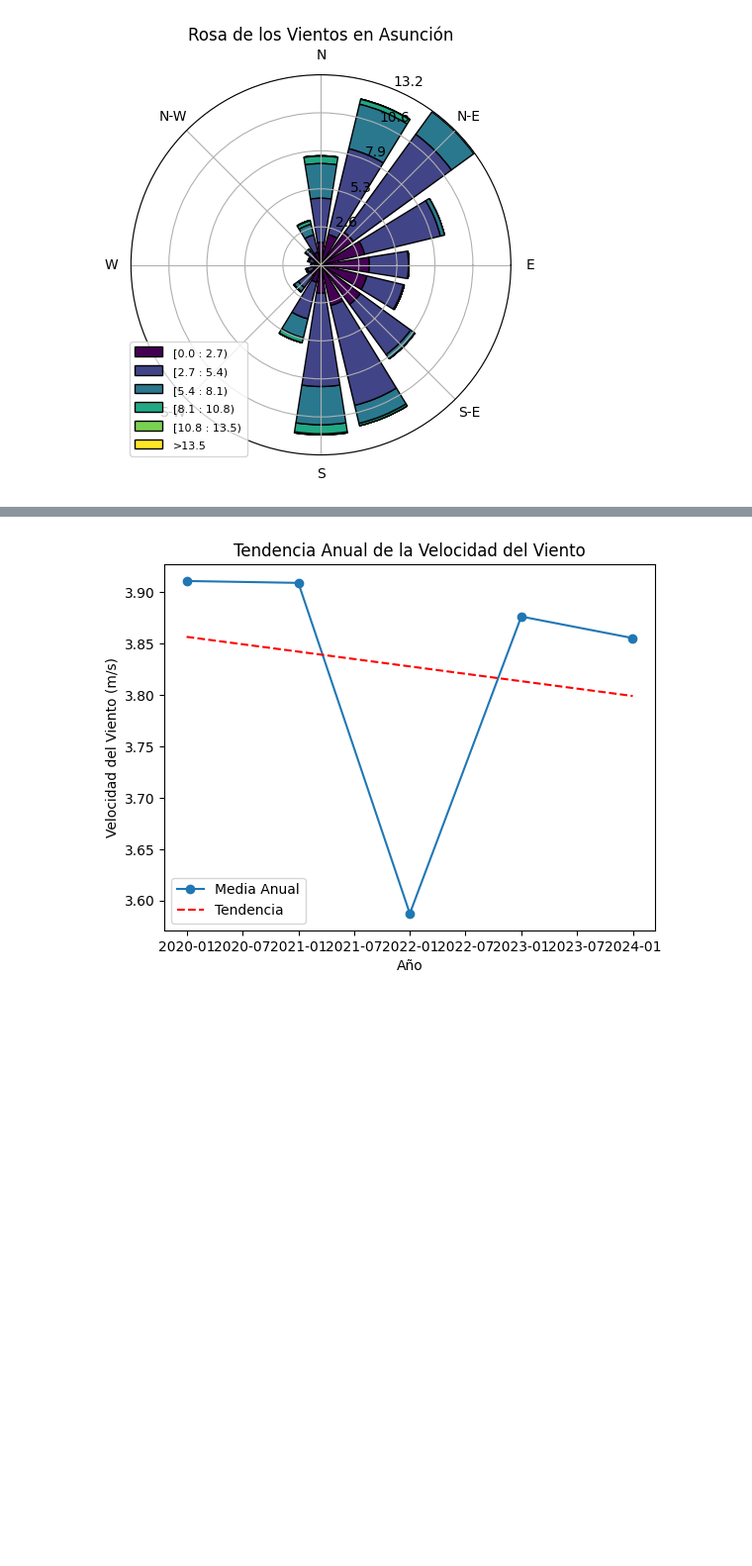
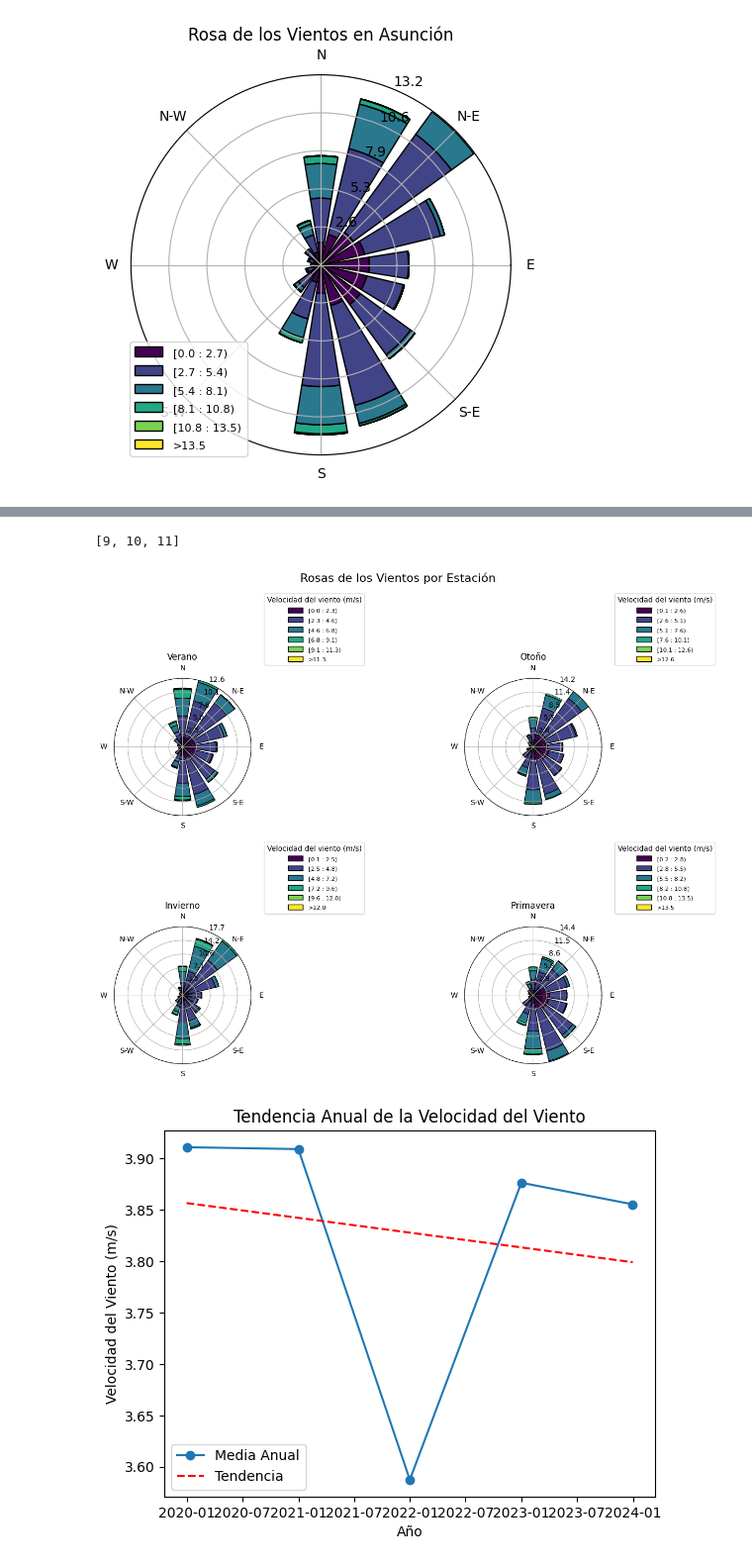
Before and after one commit to diegostaPy/EnergiaEolica, a Jupyter notebook: notebooks/Ejemplo3.ipynb, the cells around one changed output, grey strips where cells are left out. Shown: that part at 99% size. Drawn from its saved outputs; the diff is of its cells as text; code cells hidden in the pictures; blank space fills up the shorter version.

```diff
--- a/notebooks/Ejemplo3.ipynb
+++ b/notebooks/Ejemplo3.ipynb
@@ -137,3 +113,33 @@ for season, months in seasons.items():
+# %%
+meses
+# %% [output]
+[9, 10, 11]
+# %%
+
+# Definir meses de cada estación
+estaciones = {
+    'Verano': [12, 1, 2],
+    'Otoño': [3, 4, 5],
+    'Invierno': [6, 7, 8],
+    'Primavera': [9, 10, 11]
+}
+
+# Crear una figura con subgráficos para cada estación
+fig, axes = plt.subplots(2, 2, figsize=(14, 10), subplot_kw=dict(projection='windrose'))
+fig.suptitle("Rosas de los Vientos por Estación", fontsize=16)
+
+# Graficar cada estación en un subgráfico
+for i, (estacion, meses) in enumerate(estaciones.items()):
+    ax = axes[i // 2, i % 2]  # Seleccionar el subgráfico correspondiente
+    seasonal_data = df[df.index.month.isin(meses)]
+    ax.bar(seasonal_data['wind_direction'], seasonal_data['wind_speed'], normed=True, opening=0.8, edgecolor='black')
+    ax.set_title(estacion, fontsize=12)
+    ax.set_legend(title="Velocidad del viento (m/s)", bbox_to_anchor=(1.1, 1.1))  # Leyenda fuera del gráfico
+
+plt.tight_layout()
+plt.show()
+# %% [output]
+[figure, added]
 # %%
 from sklearn.linear_model import LinearRegression
 
```
Also changed, not shown: parts of 4 cells of this notebook, 2 other files.
